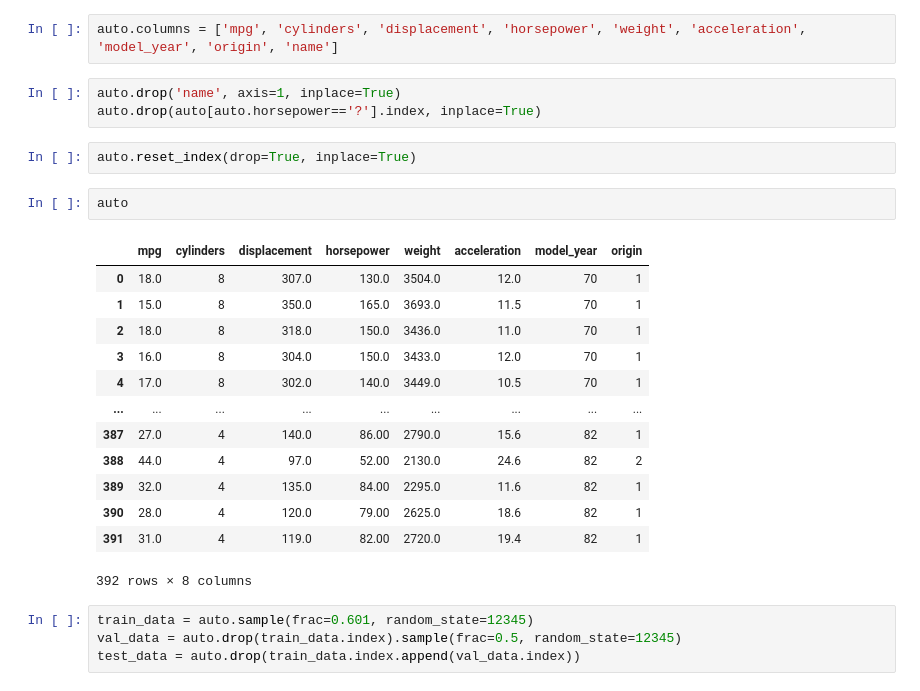
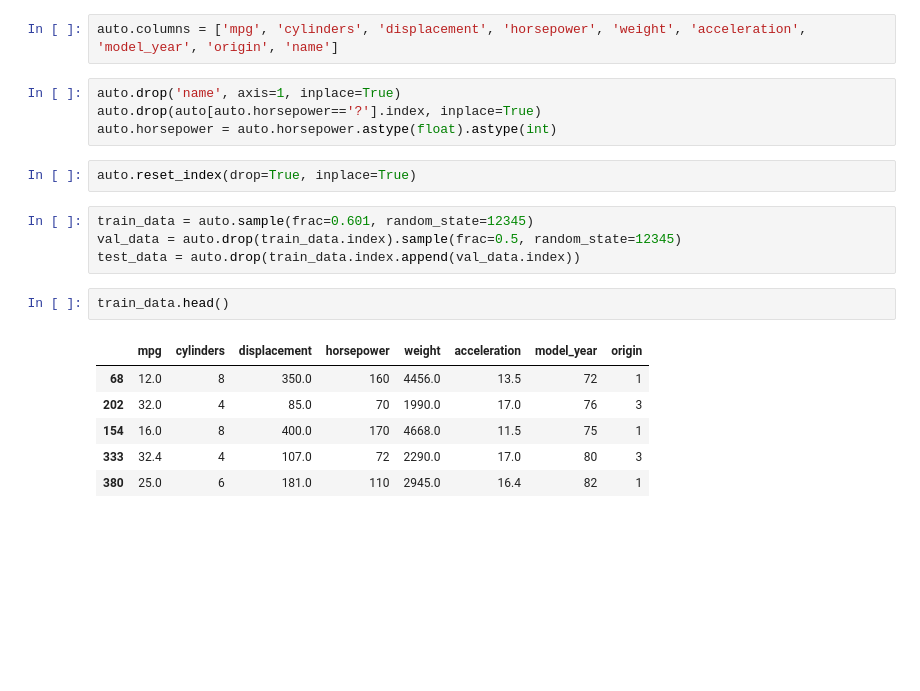
Before and after one commit to RainyHeaven/data_analytics, a Jupyter notebook: 제05장 회귀 분석/Regression.ipynb, the cells around one changed output. Saved outputs shown, nothing was run; the diff lists cells and outputs as text; blank space fills up the shorter version.

```diff
--- a/제05장 회귀 분석/Regression.ipynb
+++ b/제05장 회귀 분석/Regression.ipynb
@@ -263,25 +263,19 @@ auto.columns = ['mpg', 'cylinders', 'displacement', 'horsepower', 'weight', 'acc
 # %%
 auto.drop('name', axis=1, inplace=True)
 auto.drop(auto[auto.horsepower=='?'].index, inplace=True)
+auto.horsepower = auto.horsepower.astype(float).astype(int)
 # %%
 auto.reset_index(drop=True, inplace=True)
-# %%
-auto
-# %% [output]
-|  | mpg | cylinders | displacement | horsepower | weight | acceleration | model_year | origin |
-| 0 | 18.0 | 8 | 307.0 | 130.0 | 3504.0 | 12.0 | 70 | 1 |
-| 1 | 15.0 | 8 | 350.0 | 165.0 | 3693.0 | 11.5 | 70 | 1 |
-| 2 | 18.0 | 8 | 318.0 | 150.0 | 3436.0 | 11.0 | 70 | 1 |
-| 3 | 16.0 | 8 | 304.0 | 150.0 | 3433.0 | 12.0 | 70 | 1 |
-| 4 | 17.0 | 8 | 302.0 | 140.0 | 3449.0 | 10.5 | 70 | 1 |
-| ... | ... | ... | ... | ... | ... | ... | ... | ... |
-| 387 | 27.0 | 4 | 140.0 | 86.00 | 2790.0 | 15.6 | 82 | 1 |
-| 388 | 44.0 | 4 | 97.0 | 52.00 | 2130.0 | 24.6 | 82 | 2 |
-| 389 | 32.0 | 4 | 135.0 | 84.00 | 2295.0 | 11.6 | 82 | 1 |
-| 390 | 28.0 | 4 | 120.0 | 79.00 | 2625.0 | 18.6 | 82 | 1 |
-| 391 | 31.0 | 4 | 119.0 | 82.00 | 2720.0 | 19.4 | 82 | 1 |
-392 rows × 8 columns
 # %%
 train_data = auto.sample(frac=0.601, random_state=12345)
 val_data = auto.drop(train_data.index).sample(frac=0.5, random_state=12345)
 test_data = auto.drop(train_data.index.append(val_data.index))
+# %%
+train_data.head()
+# %% [output]
+|  | mpg | cylinders | displacement | horsepower | weight | acceleration | model_year | origin |
+| 68 | 12.0 | 8 | 350.0 | 160 | 4456.0 | 13.5 | 72 | 1 |
+| 202 | 32.0 | 4 | 85.0 | 70 | 1990.0 | 17.0 | 76 | 3 |
+| 154 | 16.0 | 8 | 400.0 | 170 | 4668.0 | 11.5 | 75 | 1 |
+| 333 | 32.4 | 4 | 107.0 | 72 | 2290.0 | 17.0 | 80 | 3 |
+| 380 | 25.0 | 6 | 181.0 | 110 | 2945.0 | 16.4 | 82 | 1 |
```
Also changed, not shown: parts of 7 cells of this notebook.
